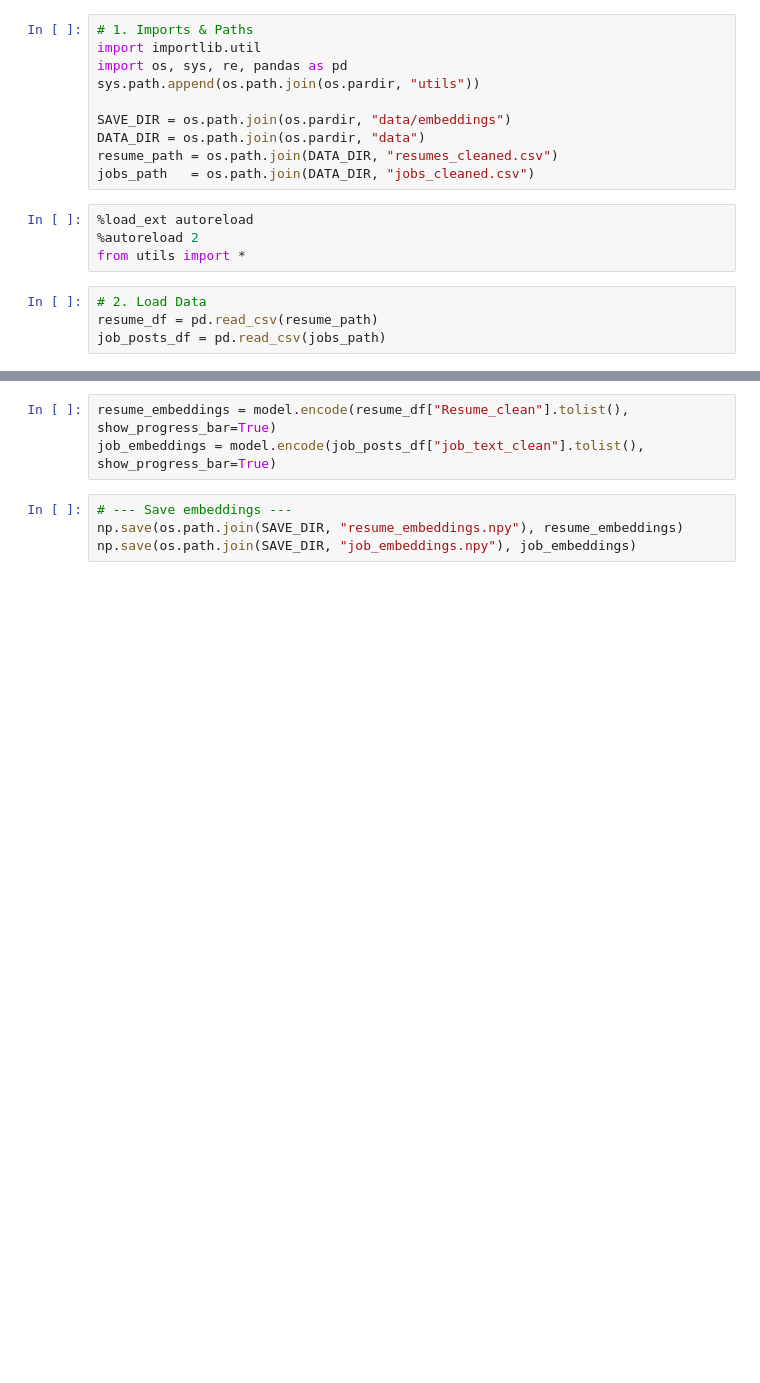
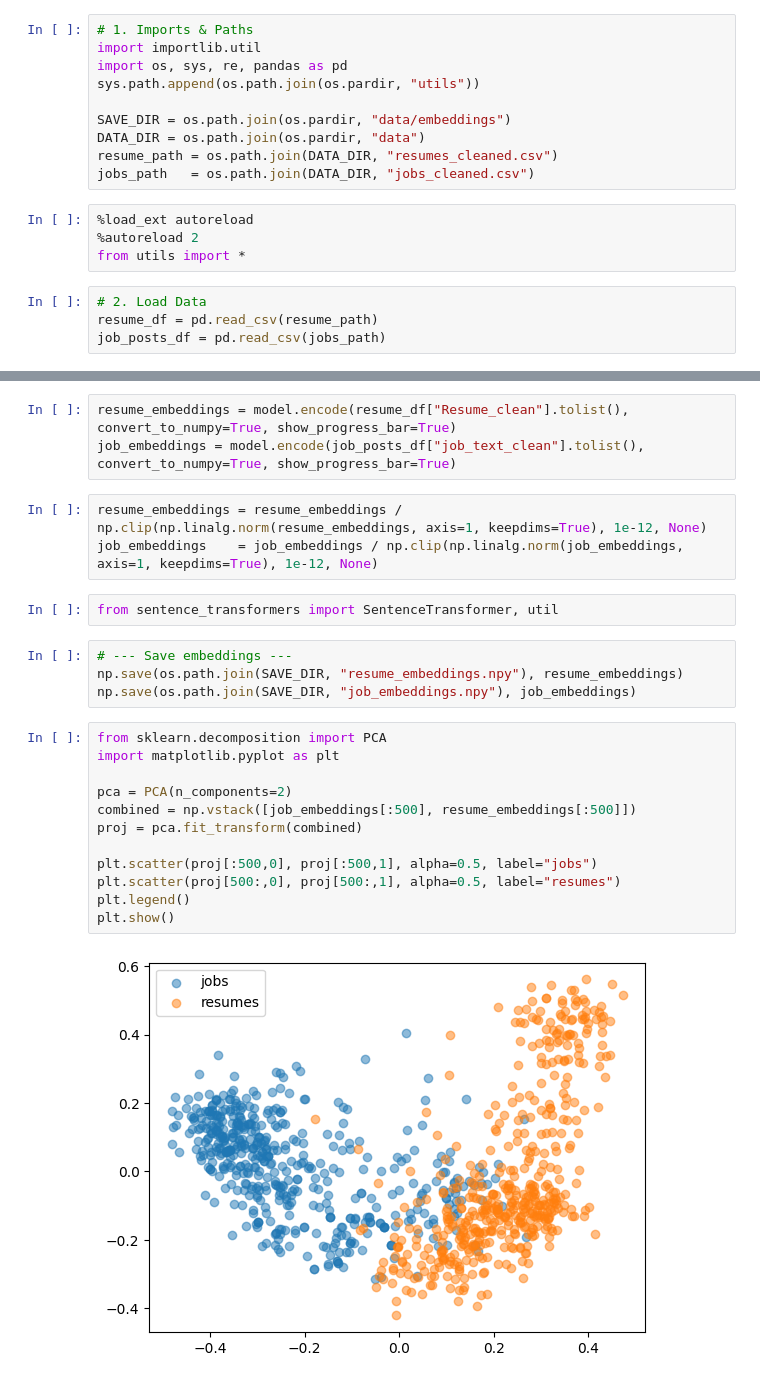
Before and after one commit to MalihaT111/ai-recruitment, a Jupyter notebook: notebooks/2feature_extraction.ipynb, the cells around one changed output, grey strips where cells are left out. Cells and saved outputs as stored; diff of their text form; blank space fills up the shorter version.

```diff
--- a/notebooks/2feature_extraction.ipynb
+++ b/notebooks/2feature_extraction.ipynb
@@ -25,7 +21,26 @@ Xet Storage is enabled for this repo, but the 'hf_xet' package is not installed.
 # %%
-resume_embeddings = model.encode(resume_df["Resume_clean"].tolist(), show_progress_bar=True)
-job_embeddings = model.encode(job_posts_df["job_text_clean"].tolist(), show_progress_bar=True)
+resume_embeddings = model.encode(resume_df["Resume_clean"].tolist(), convert_to_numpy=True, show_progress_bar=True)
+job_embeddings = model.encode(job_posts_df["job_text_clean"].tolist(), convert_to_numpy=True, show_progress_bar=True)
+# %%
+resume_embeddings = resume_embeddings / np.clip(np.linalg.norm(resume_embeddings, axis=1, keepdims=True), 1e-12, None)
+job_embeddings    = job_embeddings / np.clip(np.linalg.norm(job_embeddings, axis=1, keepdims=True), 1e-12, None)
+# %%
+from sentence_transformers import SentenceTransformer, util
 # %%
 # --- Save embeddings ---
 np.save(os.path.join(SAVE_DIR, "resume_embeddings.npy"), resume_embeddings)
 np.save(os.path.join(SAVE_DIR, "job_embeddings.npy"), job_embeddings)
+# %%
+from sklearn.decomposition import PCA
+import matplotlib.pyplot as plt
+
+pca = PCA(n_components=2)
+combined = np.vstack([job_embeddings[:500], resume_embeddings[:500]])
+proj = pca.fit_transform(combined)
+
+plt.scatter(proj[:500,0], proj[:500,1], alpha=0.5, label="jobs")
+plt.scatter(proj[500:,0], proj[500:,1], alpha=0.5, label="resumes")
+plt.legend()
+plt.show()
+# %% [output]
+[figure, added]
```
Also changed, not shown: parts of 1 cell of this notebook, 2 other files.
